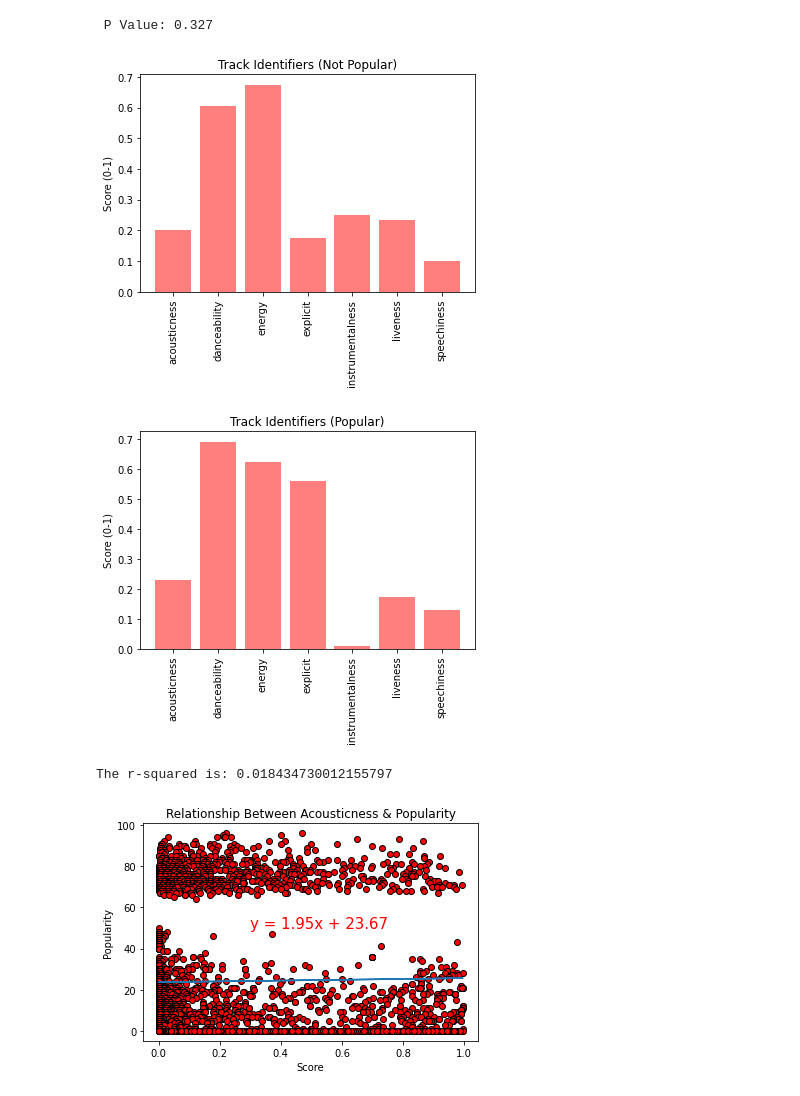
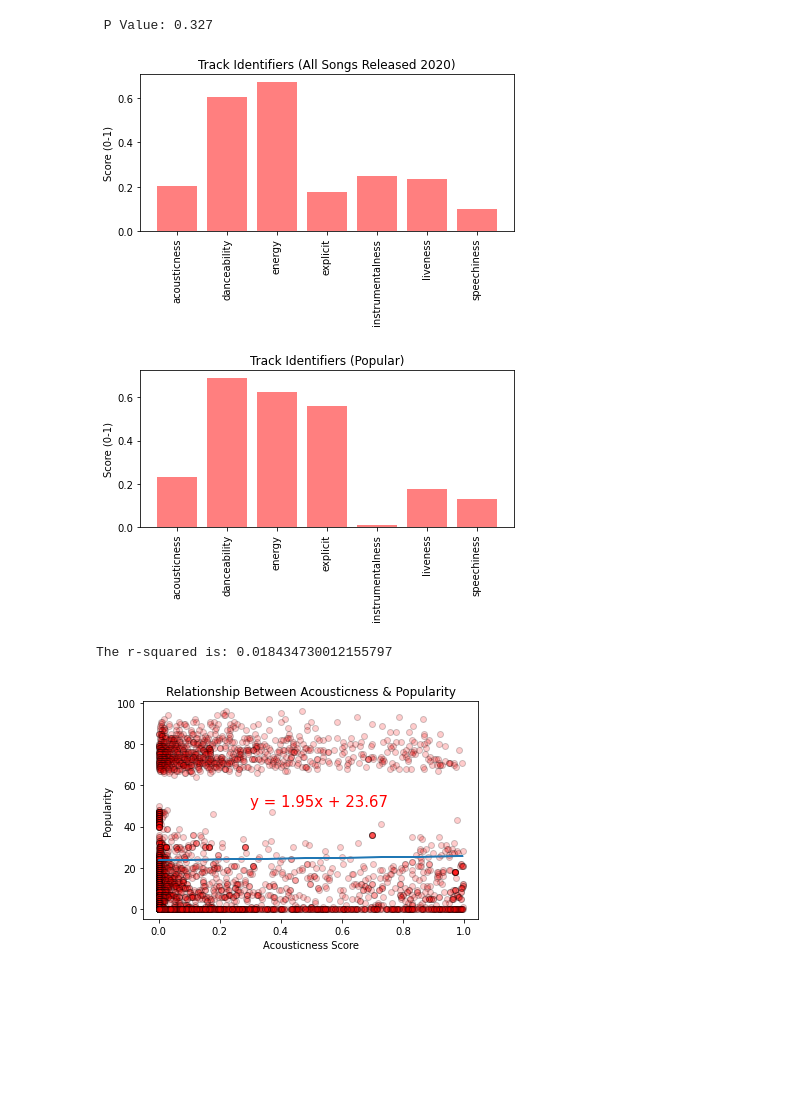
Before and after one commit to GregMaginn/Project-01, a Jupyter notebook: Popularity_By_Track_Identifier_2020.ipynb, the cells around one changed output. Cells and saved outputs as stored; diff of their text form; code cells hidden in the pictures; blank space fills up the shorter version.

```diff
--- a/Popularity_By_Track_Identifier_2020.ipynb
+++ b/Popularity_By_Track_Identifier_2020.ipynb
@@ -440,18 +437,20 @@ x_axis_unpopular = np.arange(len(x_axis_unpopular_variables))
 # %%
 #Plot bar graph
 
 plt.bar(x_axis_unpopular, x_axis_unpopular_variables, color='r', alpha=0.5, align="center")
 
 #Ticks
 
 plt.xticks([0, 1, 2, 3, 4, 5, 6], ['acousticness', 'danceability', 'energy', 'explicit', 'instrumentalness', 'liveness', 'speechiness'], rotation=90)
 
-plt.title("Track Identifiers (Not Popular)")
+plt.title("Track Identifiers (All Songs Released 2020)")
 plt.ylabel("Score (0-1)")
 
+plt.tight_layout()
+
 plt.savefig("Track_Identifiers_Not_Popular.png")
 # %% [output]
-[figure, old version]
+[figure, new version]
 # %%
 # Array of popular all
 
@@ -469,9 +468,11 @@ plt.xticks([0, 1, 2, 3, 4, 5, 6], ['acousticness', 'danceability', 'energy', 'ex
 
 plt.title("Track Identifiers (Popular)")
 plt.ylabel("Score (0-1)")
+
+plt.tight_layout()
 plt.savefig("Track_Identifiers_Popular.png")
 # %% [output]
-[figure, old version]
+[figure, new version]
 # %%
 #Make scatterplots...
 # %%
@@ -483,7 +484,7 @@ data_acousticness = df_2020_final_sorted_popularity["acousticness"]
 
 data_popular_acousticness = df_2020_final_sorted_popularity["popularity"]
 
-plt.scatter(data_acousticness, data_popular_acousticness, marker="o", facecolors="red", edgecolors="black")
+plt.scatter(data_acousticness, data_popular_acousticness, marker="o", facecolors="red", edgecolors="black", alpha=0.2)
 
 
 # Add the linear regression equation and line to plot
@@ -493,13 +494,13 @@ line_eq = "y = " + str(round(slope,2)) + "x + " + str(round(intercept,2))
 plt.plot(data_acousticness,regress_values)
 plt.annotate(line_eq,(.3,50),fontsize=15,color="red")
 print(f"The r-squared is: {rvalue}")
-plt.xlabel('Score')
+plt.xlabel('Acousticness Score')
 plt.ylabel('Popularity')
 plt.title("Relationship Between Acousticness & Popularity")
 plt.savefig("Acousticness_Popularity_Relationship.png")
 # %% [output]
 The r-squared is: 0.018434730012155797
-[figure, old version]
+[figure, new version]
 # %%
 #Scatterplot of danceability...
 # %%
```
Also changed, not shown: parts of 7 cells of this notebook, 9 other files.
